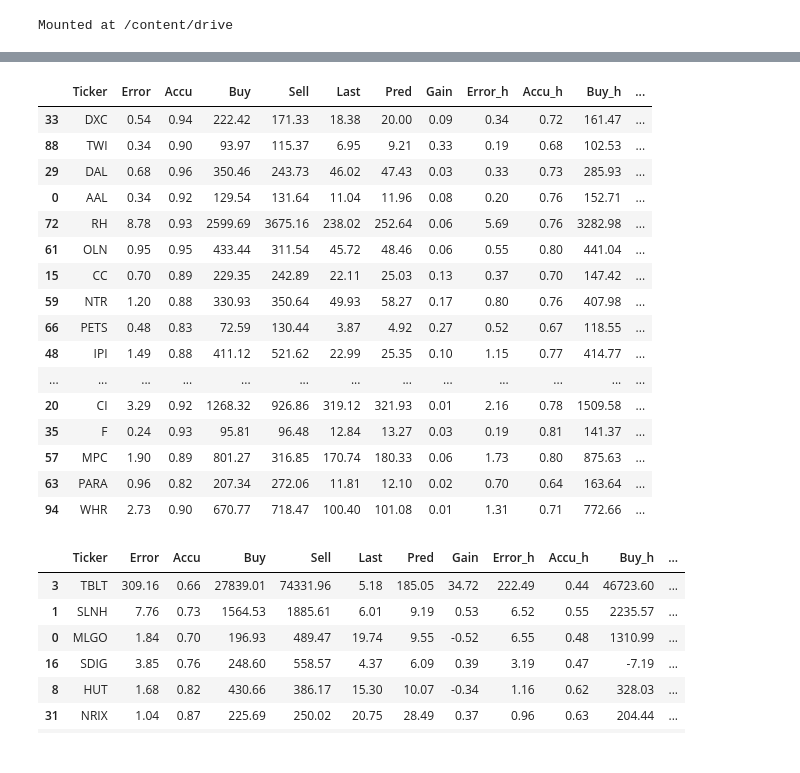
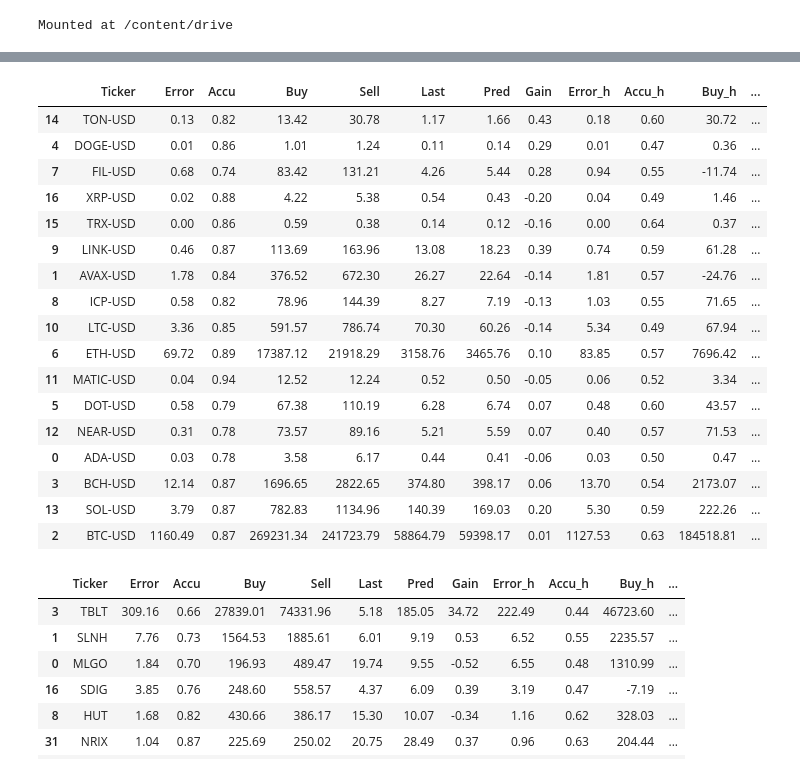
Before and after one commit to ahsank/StockML, a Jupyter notebook: TestLocal.ipynb, the cells around one changed output, grey strips where cells are left out. Cells and saved outputs as stored; diff of their text form; code cells hidden in the pictures.

```diff
--- a/TestLocal.ipynb
+++ b/TestLocal.ipynb
@@ -173,8 +171,8 @@ tickers = ['ARGT', 'EWD', 'FLN', 'FM',
 # %%
 findata.EPOCHS=200
 model = "com-6a-test"
-tickers = [ 'FXY', 'GLD', 'ISHG', 'PDBC', 'SLV', 'SOYB',
-            'TIP', 'TLT', 'UUP', 'VTIP', 'WEAT']
+tickers = [ 'FXE', 'FXY', 'GLD', 'ISHG', 'PDBC', 'SLV', 'SOYB',
+            'TIP', 'TLT', 'USO', 'UUP', 'VTIP', 'WEAT']
 # %%
 lossfn = "huber_loss"
 pipeline.IS_VERBOSE = False
@@ -231,27 +218,28 @@ df  = pipeline.runModelCombinedVola(tickers, model, mod, True, loss=lossfn)
 # %%
 addAllocHL(df, 0.10, 1)
 df1 = df[df.Gain > 0]
 pd.options.display.max_columns = None
-# df.iloc[(df.Alloc * abs(df.Gain_f)).sort_values(ascending=False).index].head(50)
-df1.sort_values('Alloc', ascending=False).head(50)
+df.iloc[(df.Alloc * abs(df.Gain_f)).sort_values(ascending=False).index].head(50)
+# df1.sort_values('Alloc', ascending=False).head(50)
 # %% [output]
 |  | Ticker | Error | Accu | Buy | Sell | Last | Pred | Gain | Error_h | Accu_h | Buy_h | ... |
-| 33 | DXC | 0.54 | 0.94 | 222.42 | 171.33 | 18.38 | 20.00 | 0.09 | 0.34 | 0.72 | 161.47 | ... |
-| 88 | TWI | 0.34 | 0.90 | 93.97 | 115.37 | 6.95 | 9.21 | 0.33 | 0.19 | 0.68 | 102.53 | ... |
-| 29 | DAL | 0.68 | 0.96 | 350.46 | 243.73 | 46.02 | 47.43 | 0.03 | 0.33 | 0.73 | 285.93 | ... |
-| 0 | AAL | 0.34 | 0.92 | 129.54 | 131.64 | 11.04 | 11.96 | 0.08 | 0.20 | 0.76 | 152.71 | ... |
-| 72 | RH | 8.78 | 0.93 | 2599.69 | 3675.16 | 238.02 | 252.64 | 0.06 | 5.69 | 0.76 | 3282.98 | ... |
-| 61 | OLN | 0.95 | 0.95 | 433.44 | 311.54 | 45.72 | 48.46 | 0.06 | 0.55 | 0.80 | 441.04 | ... |
-| 15 | CC | 0.70 | 0.89 | 229.35 | 242.89 | 22.11 | 25.03 | 0.13 | 0.37 | 0.70 | 147.42 | ... |
-| 59 | NTR | 1.20 | 0.88 | 330.93 | 350.64 | 49.93 | 58.27 | 0.17 | 0.80 | 0.76 | 407.98 | ... |
-| 66 | PETS | 0.48 | 0.83 | 72.59 | 130.44 | 3.87 | 4.92 | 0.27 | 0.52 | 0.67 | 118.55 | ... |
-| 48 | IPI | 1.49 | 0.88 | 411.12 | 521.62 | 22.99 | 25.35 | 0.10 | 1.15 | 0.77 | 414.77 | ... |
-| ... | ... | ... | ... | ... | ... | ... | ... | ... | ... | ... | ... | ... |
-| 20 | CI | 3.29 | 0.92 | 1268.32 | 926.86 | 319.12 | 321.93 | 0.01 | 2.16 | 0.78 | 1509.58 | ... |
-| 35 | F | 0.24 | 0.93 | 95.81 | 96.48 | 12.84 | 13.27 | 0.03 | 0.19 | 0.81 | 141.37 | ... |
-| 57 | MPC | 1.90 | 0.89 | 801.27 | 316.85 | 170.74 | 180.33 | 0.06 | 1.73 | 0.80 | 875.63 | ... |
-| 63 | PARA | 0.96 | 0.82 | 207.34 | 272.06 | 11.81 | 12.10 | 0.02 | 0.70 | 0.64 | 163.64 | ... |
-| 94 | WHR | 2.73 | 0.90 | 670.77 | 718.47 | 100.40 | 101.08 | 0.01 | 1.31 | 0.71 | 772.66 | ... |
+| 14 | TON-USD | 0.13 | 0.82 | 13.42 | 30.78 | 1.17 | 1.66 | 0.43 | 0.18 | 0.60 | 30.72 | ... |
+| 4 | DOGE-USD | 0.01 | 0.86 | 1.01 | 1.24 | 0.11 | 0.14 | 0.29 | 0.01 | 0.47 | 0.36 | ... |
+| 7 | FIL-USD | 0.68 | 0.74 | 83.42 | 131.21 | 4.26 | 5.44 | 0.28 | 0.94 | 0.55 | -11.74 | ... |
+| 16 | XRP-USD | 0.02 | 0.88 | 4.22 | 5.38 | 0.54 | 0.43 | -0.20 | 0.04 | 0.49 | 1.46 | ... |
+| 15 | TRX-USD | 0.00 | 0.86 | 0.59 | 0.38 | 0.14 | 0.12 | -0.16 | 0.00 | 0.64 | 0.37 | ... |
+| 9 | LINK-USD | 0.46 | 0.87 | 113.69 | 163.96 | 13.08 | 18.23 | 0.39 | 0.74 | 0.59 | 61.28 | ... |
+| 1 | AVAX-USD | 1.78 | 0.84 | 376.52 | 672.30 | 26.27 | 22.64 | -0.14 | 1.81 | 0.57 | -24.76 | ... |
+| 8 | ICP-USD | 0.58 | 0.82 | 78.96 | 144.39 | 8.27 | 7.19 | -0.13 | 1.03 | 0.55 | 71.65 | ... |
+| 10 | LTC-USD | 3.36 | 0.85 | 591.57 | 786.74 | 70.30 | 60.26 | -0.14 | 5.34 | 0.49 | 67.94 | ... |
+| 6 | ETH-USD | 69.72 | 0.89 | 17387.12 | 21918.29 | 3158.76 | 3465.76 | 0.10 | 83.85 | 0.57 | 7696.42 | ... |
+| 11 | MATIC-USD | 0.04 | 0.94 | 12.52 | 12.24 | 0.52 | 0.50 | -0.05 | 0.06 | 0.52 | 3.34 | ... |
+| 5 | DOT-USD | 0.58 | 0.79 | 67.38 | 110.19 | 6.28 | 6.74 | 0.07 | 0.48 | 0.60 | 43.57 | ... |
+| 12 | NEAR-USD | 0.31 | 0.78 | 73.57 | 89.16 | 5.21 | 5.59 | 0.07 | 0.40 | 0.57 | 71.53 | ... |
+| 0 | ADA-USD | 0.03 | 0.78 | 3.58 | 6.17 | 0.44 | 0.41 | -0.06 | 0.03 | 0.50 | 0.47 | ... |
+| 3 | BCH-USD | 12.14 | 0.87 | 1696.65 | 2822.65 | 374.80 | 398.17 | 0.06 | 13.70 | 0.54 | 2173.07 | ... |
+| 13 | SOL-USD | 3.79 | 0.87 | 782.83 | 1134.96 | 140.39 | 169.03 | 0.20 | 5.30 | 0.59 | 222.26 | ... |
+| 2 | BTC-USD | 1160.49 | 0.87 | 269231.34 | 241723.79 | 58864.79 | 59398.17 | 0.01 | 1127.53 | 0.63 | 184518.81 | ... |
 # %%
 findata.EPOCHS=200
 model = "sbee-626-test"
```
Also changed, not shown: parts of 5 cells of this notebook.
